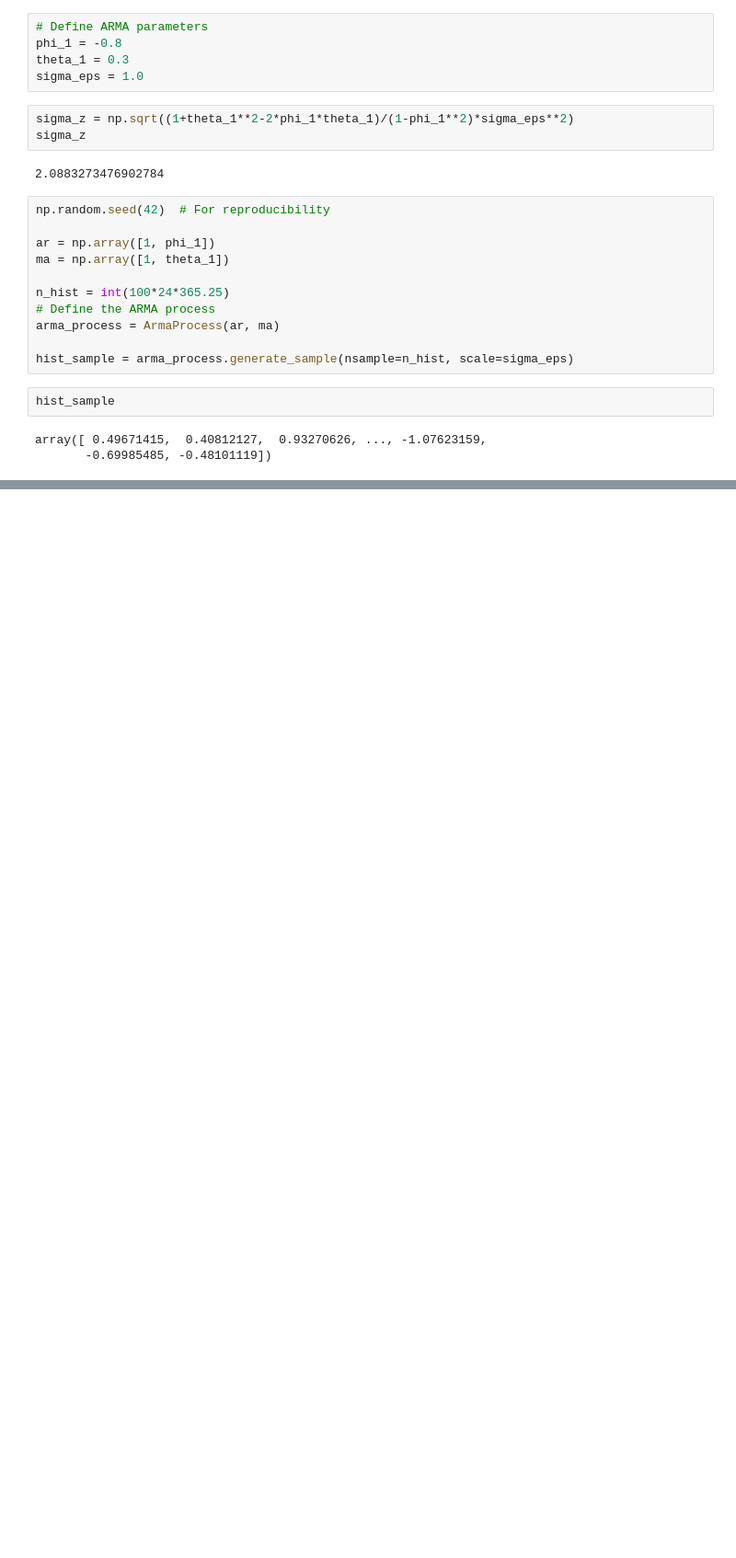
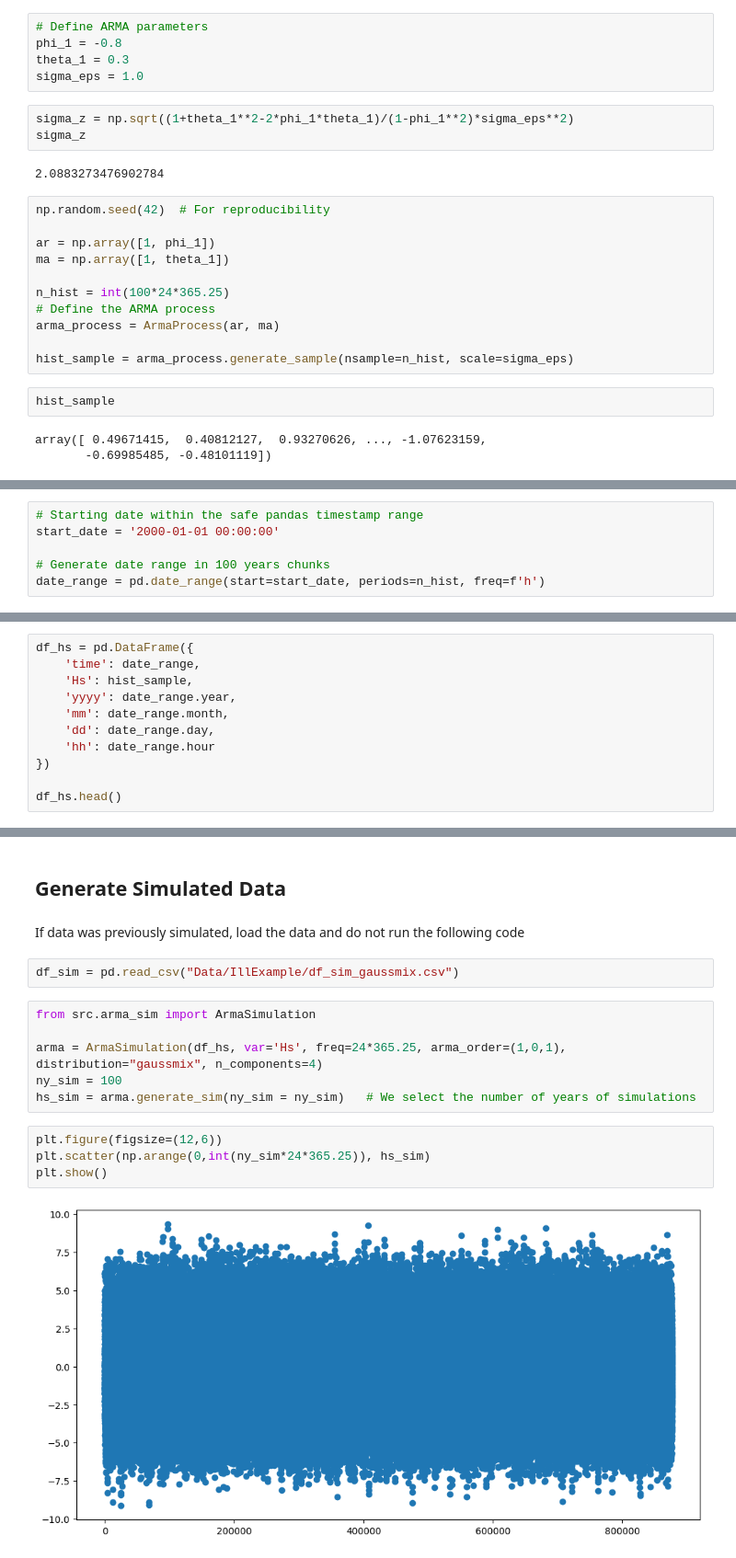
Before and after one commit to viccollado/ExtremeCorrection, a Jupyter notebook: Notebooks/Examples/Illustrative_example.ipynb, the cells around one changed output, grey strips where cells are left out. Shown at 92% size. Cells and saved outputs as stored; diff of their text form; blank space fills up the shorter version.

Commit message:
Add Illustrative Example with both Corrections (GEV and POT)

```diff
--- a/Notebooks/Examples/Illustrative_example.ipynb
+++ b/Notebooks/Examples/Illustrative_example.ipynb
@@ -70,0 +47,6 @@ arma_model = tsa.ARMA(hist_sample, order=(1, 1)).fit()
+# %%
+# Starting date within the safe pandas timestamp range
+start_date = '2000-01-01 00:00:00'
+
+# Generate date range in 100 years chunks
+date_range = pd.date_range(start=start_date, periods=n_hist, freq=f'h')
@@ -70,0 +60,11 @@ arma_model = tsa.ARMA(hist_sample, order=(1, 1)).fit()
+# %%
+df_hs = pd.DataFrame({
+    'time': date_range,
+    'Hs': hist_sample,
+    'yyyy': date_range.year,
+    'mm': date_range.month,
+    'dd': date_range.day,
+    'hh': date_range.hour
+})
+
+df_hs.head()
@@ -70,0 +78,18 @@ arma_model = tsa.ARMA(hist_sample, order=(1, 1)).fit()
+# %% [markdown]
+## Generate Simulated Data
+# %% [markdown]
+If data was previously simulated, load the data and do not run the following code
+# %%
+df_sim = pd.read_csv("Data/IllExample/df_sim_gaussmix.csv")
+# %%
+from src.arma_sim import ArmaSimulation
+
+arma = ArmaSimulation(df_hs, var='Hs', freq=24*365.25, arma_order=(1,0,1), distribution="gaussmix", n_components=4)
+ny_sim = 100
+hs_sim = arma.generate_sim(ny_sim = ny_sim)   # We select the number of years of simulations
+# %%
+plt.figure(figsize=(12,6))
+plt.scatter(np.arange(0,int(ny_sim*24*365.25)), hs_sim)
+plt.show()
+# %% [output]
+[figure, added]
```
Also changed, not shown: parts of 53 cells of this notebook.
